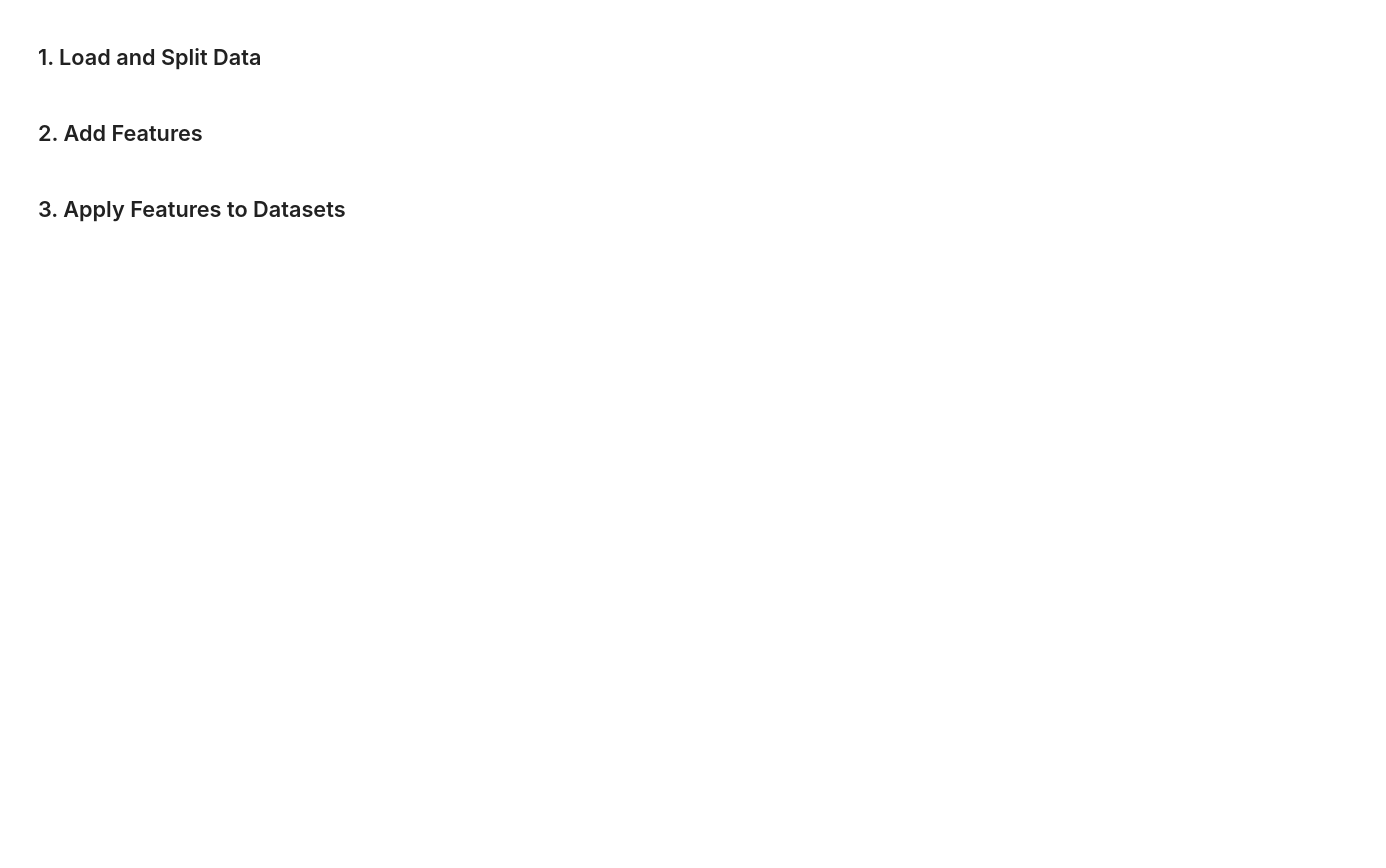
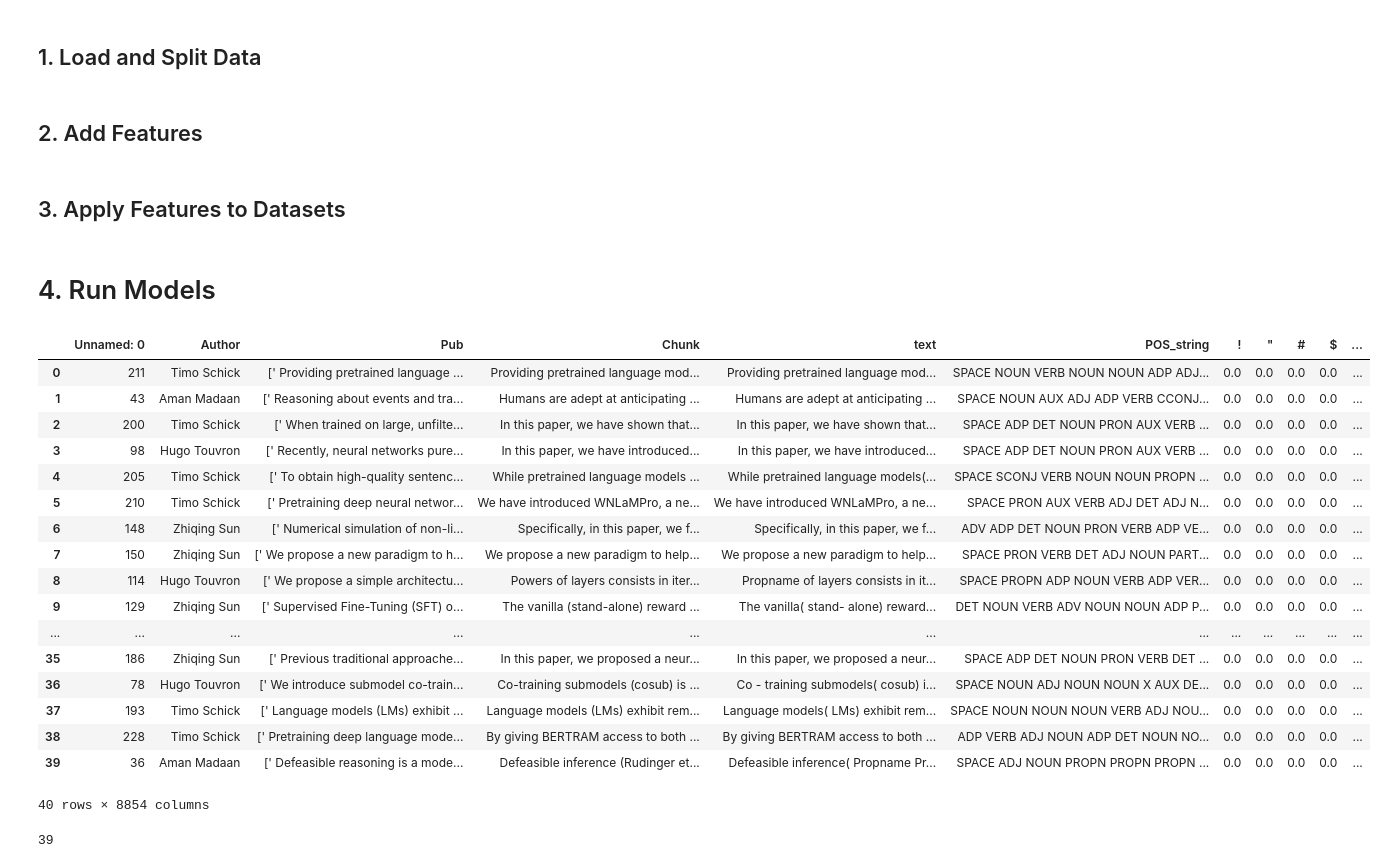
Before and after one commit to mkorob/AI_Authorship_Attribution, a Jupyter notebook: src/data_preprocessing.ipynb, the cells around one changed output. Cells and saved outputs as stored; diff of their text form; code cells hidden in the pictures; blank space fills up the shorter version.

```diff
--- a/src/data_preprocessing.ipynb
+++ b/src/data_preprocessing.ipynb
@@ -78,11 +78,3 @@ def remove_bullet_points(text):
     bulletpoint_delimiters = re.compile(r'(\(i\)|\(ii\)|•)')
     text = re.sub(bulletpoint_delimiters, "", text)
     return text
-# %%
-#remove proper nouns and POS-tag n grams
-def POS_preprocessing(text):
-
-    return cleaned_text, pos_sequence
-# %%
-nlp = spacy.load("en_core_web_sm")
-doc = nlp("Hello there, my name is Max! I am really bored today.")
@@ -107,30 +106,34 @@ for sentence in list_sentences:
 ## 3. Apply Features to Datasets
 # %%
 def preprocess_data(df, text_col, train = False):
+    df = df.reset_index(drop = True)
     #these should be run first before cleaning punctuation and private words and stuff
-    df['flesch_score'] = df[text_col].apply(flesch_readability_scale)
-    df['sent_score'] = df[text_col].apply(sentiment_analysis_score)
+    #df['flesch_score'] = df[text_col].apply(flesch_readability_scale)
+    #commented out for now as takes long to run
+    #df['sent_score'] = df[text_col].apply(sentiment_analysis_score)
     #train has to be run first - a catch statement for that
     df[text_col] = df[text_col].apply(remove_bullet_points)
     #removing double space should be after removing bullet points! leaves a double space sometimes
     df[['text', 'POS_string']] = df[text_col].apply(POS_preprocessing)
 
     try:
-        punct_features = punct_vectorizer.fit_transform(df[text_col]) if train else punct_vectorizer.transform(df)
-        punct_features_df = pd.DataFrame(punct_features.toarray(), columns=punct_vectorizer.get_feature_names_out())
-        df = pd.concat([df, punct_features_df])
+        punct_features = punct_vectorizer.fit_transform(df[text_col]) if train else punct_vectorizer.transform(df[text_col])
+        punct_features_df = pd.DataFrame(punct_features.toarray(), columns=punct_vectorizer.get_feature_names_out()).reset_index(drop = True)
+        df = pd.concat([df, punct_features_df], axis = 1)
     except Exception as e:
         print(f"Error In Generating Punctuation N-grams: {e}")
 
     try:
-        POS_features = pos_vectorizer.fit_transform(df['POS_String']) if train else pos_vectorizer.transform(df)
-        punct_features_df = pd.DataFrame(POS_features.toarray(), columns=pos_vectorizer.get_feature_names_out())
-        df = pd.concat([df, POS_features])
+        POS_features = pos_vectorizer.fit_transform(df['POS_string']) if train else pos_vectorizer.transform(df['POS_string'])
+        POS_features_df = pd.DataFrame(POS_features.toarray(), columns=pos_vectorizer.get_feature_names_out()).reset_index(drop = True)
+        df = pd.concat([df, POS_features_df], axis = 1)
     except Exception as e:
         print(f"Error In Generating Punctuation N-grams: {e}")
     try:
-        stopwords_features = stopword_vectorizer.fit_transform(df[text_col]) if train else stopword_vectorizer.transform(df)
-        stopwords_features_df = pd.DataFrame(stopwords_features.toarray(), columns=stopword_vectorizer.get_feature_names_out())
-        df = pd.concat([df, stopwords_features_df])
+        stopwords_features = stopword_vectorizer.fit_transform(df[text_col]) if train else stopword_vectorizer.transform(df[text_col])
+        stopwords_features_df = pd.DataFrame(stopwords_features.toarray(), columns=stopword_vectorizer.get_feature_names_out()).reset_index(drop = True)
+        df = pd.concat([df, stopwords_features_df], axis = 1)
     except Exception as e:
         print(f"Error In Generating Stopword N-grams: {e}")
+
+    return df
@@ -141,0 +142,25 @@ df_train['sent_score'] = df_train[text_col].apply(sentiment_analysis_score)
+# %%
+df_val_processed = preprocess_data(df_val, 'Chunk', train = False)
+# %% [markdown]
+# 4. Run Models
+# %%
+df_val_processed
+# %% [output]
+|  | Unnamed: 0 | Author | Pub | Chunk | text | POS_string | ! | " | # | $ | ... |
+| 0 | 211 | Timo Schick | [' Providing pretrained language ... | Providing pretrained language mod... | Providing pretrained language mod... | SPACE NOUN VERB NOUN NOUN ADP ADJ... | 0.0 | 0.0 | 0.0 | 0.0 | ... |
+| 1 | 43 | Aman Madaan | [' Reasoning about events and tra... | Humans are adept at anticipating ... | Humans are adept at anticipating ... | SPACE NOUN AUX ADJ ADP VERB CCONJ... | 0.0 | 0.0 | 0.0 | 0.0 | ... |
+| 2 | 200 | Timo Schick | [' When trained on large, unfilte... | In this paper, we have shown that... | In this paper, we have shown that... | SPACE ADP DET NOUN PRON AUX VERB ... | 0.0 | 0.0 | 0.0 | 0.0 | ... |
+| 3 | 98 | Hugo Touvron | [' Recently, neural networks pure... | In this paper, we have introduced... | In this paper, we have introduced... | SPACE ADP DET NOUN PRON AUX VERB ... | 0.0 | 0.0 | 0.0 | 0.0 | ... |
+| 4 | 205 | Timo Schick | [' To obtain high-quality sentenc... | While pretrained language models ... | While pretrained language models(... | SPACE SCONJ VERB NOUN NOUN PROPN ... | 0.0 | 0.0 | 0.0 | 0.0 | ... |
+| 5 | 210 | Timo Schick | [' Pretraining deep neural networ... | We have introduced WNLaMPro, a ne... | We have introduced WNLaMPro, a ne... | SPACE PRON AUX VERB ADJ DET ADJ N... | 0.0 | 0.0 | 0.0 | 0.0 | ... |
+| 6 | 148 | Zhiqing Sun | [' Numerical simulation of non-li... | Specifically, in this paper, we f... | Specifically, in this paper, we f... | ADV ADP DET NOUN PRON VERB ADP VE... | 0.0 | 0.0 | 0.0 | 0.0 | ... |
+| 7 | 150 | Zhiqing Sun | [' We propose a new paradigm to h... | We propose a new paradigm to help... | We propose a new paradigm to help... | SPACE PRON VERB DET ADJ NOUN PART... | 0.0 | 0.0 | 0.0 | 0.0 | ... |
+| 8 | 114 | Hugo Touvron | [' We propose a simple architectu... | Powers of layers consists in iter... | Propname of layers consists in it... | SPACE PROPN ADP NOUN VERB ADP VER... | 0.0 | 0.0 | 0.0 | 0.0 | ... |
+| 9 | 129 | Zhiqing Sun | [' Supervised Fine-Tuning (SFT) o... | The vanilla (stand-alone) reward ... | The vanilla( stand- alone) reward... | DET NOUN VERB ADV NOUN NOUN ADP P... | 0.0 | 0.0 | 0.0 | 0.0 | ... |
+| ... | ... | ... | ... | ... | ... | ... | ... | ... | ... | ... | ... |
+| 35 | 186 | Zhiqing Sun | [' Previous traditional approache... | In this paper, we proposed a neur... | In this paper, we proposed a neur... | SPACE ADP DET NOUN PRON VERB DET ... | 0.0 | 0.0 | 0.0 | 0.0 | ... |
+| 36 | 78 | Hugo Touvron | [' We introduce submodel co-train... | Co-training submodels (cosub) is ... | Co - training submodels( cosub) i... | SPACE NOUN ADJ NOUN NOUN X AUX DE... | 0.0 | 0.0 | 0.0 | 0.0 | ... |
+| 37 | 193 | Timo Schick | [' Language models (LMs) exhibit ... | Language models (LMs) exhibit rem... | Language models( LMs) exhibit rem... | SPACE NOUN NOUN NOUN VERB ADJ NOU... | 0.0 | 0.0 | 0.0 | 0.0 | ... |
+| 38 | 228 | Timo Schick | [' Pretraining deep language mode... | By giving BERTRAM access to both ... | By giving BERTRAM access to both ... | ADP VERB ADJ NOUN ADP DET NOUN NO... | 0.0 | 0.0 | 0.0 | 0.0 | ... |
+| 39 | 36 | Aman Madaan | [' Defeasible reasoning is a mode... | Defeasible inference (Rudinger et... | Defeasible inference( Propname Pr... | SPACE ADJ NOUN PROPN PROPN PROPN ... | 0.0 | 0.0 | 0.0 | 0.0 | ... |
+40 rows × 8854 columns
@@ -141,0 +187,4 @@ df_train['sent_score'] = df_train[text_col].apply(sentiment_analysis_score)
+# %%
+len(np.where(y_val == predictions_SVC)[0])
+# %% [output]
+39
```
Also changed, not shown: parts of 11 cells of this notebook, 2 other files.
